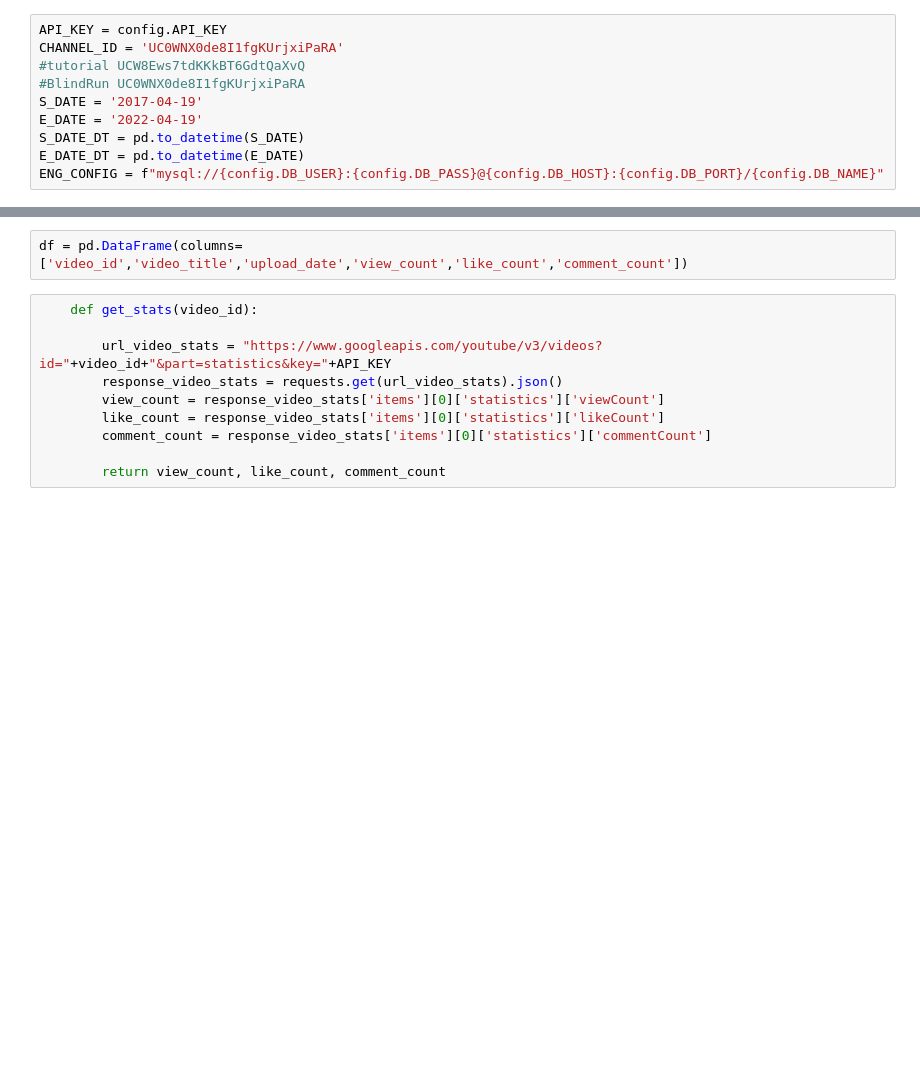
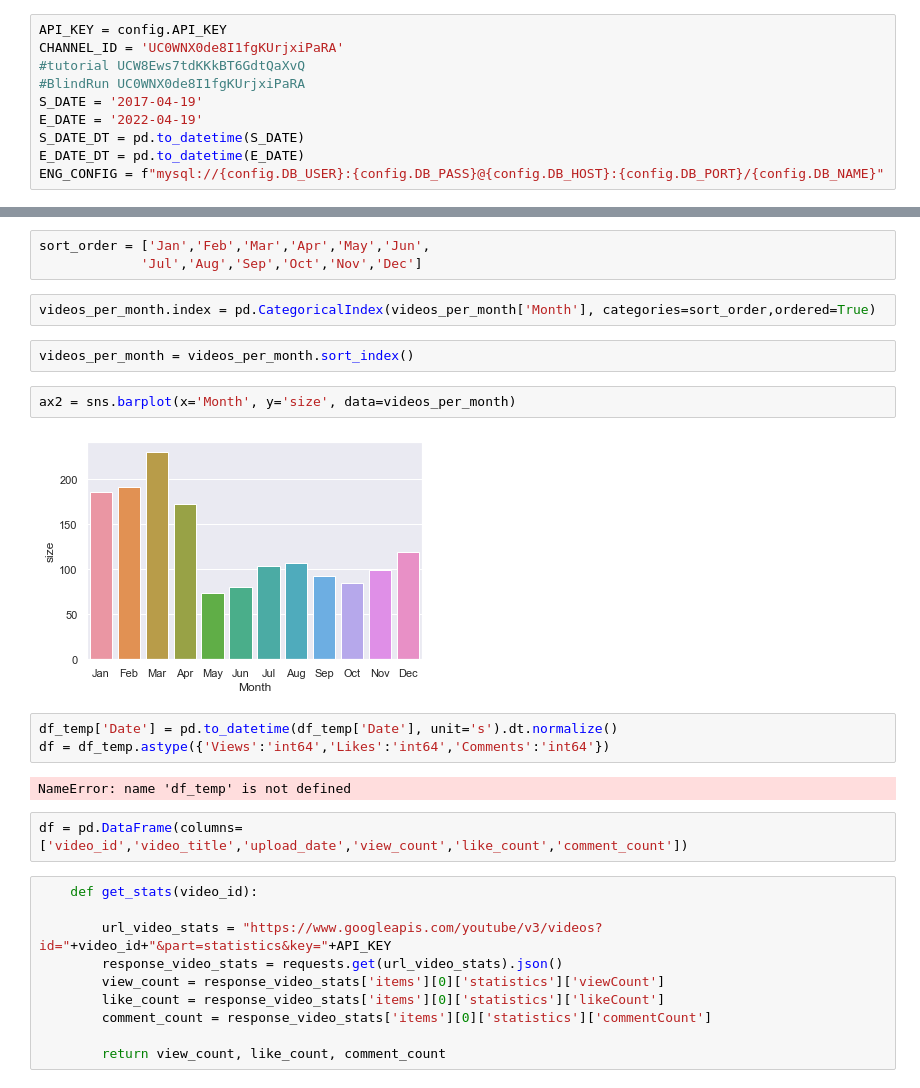
Before and after one commit to jab9k2/Youtube-API, a Jupyter notebook: main.ipynb, the cells around one changed output, grey strips where cells are left out. Saved outputs shown, nothing was run; the diff lists cells and outputs as text; blank space fills up the shorter version.

```diff
--- a/main.ipynb
+++ b/main.ipynb
@@ -34,3 +245,19 @@ ENG_CONFIG = f"mysql://{config.DB_USER}:{config.DB_PASS}@{config.DB_HOST}:{confi
+# %%
+sort_order = ['Jan','Feb','Mar','Apr','May','Jun',
+             'Jul','Aug','Sep','Oct','Nov','Dec']
+# %%
+videos_per_month.index = pd.CategoricalIndex(videos_per_month['Month'], categories=sort_order,ordered=True)
+# %%
+videos_per_month = videos_per_month.sort_index()
+# %%
+ax2 = sns.barplot(x='Month', y='size', data=videos_per_month)
+# %% [output]
+[figure, added]
+# %%
+df_temp['Date'] = pd.to_datetime(df_temp['Date'], unit='s').dt.normalize()
+df = df_temp.astype({'Views':'int64','Likes':'int64','Comments':'int64'})
+# %% [output]
+NameError: name 'df_temp' is not defined
 # %%
 df = pd.DataFrame(columns=['video_id','video_title','upload_date','view_count','like_count','comment_count'])
 # %%
```
Also changed, not shown: parts of 37 cells of this notebook.
